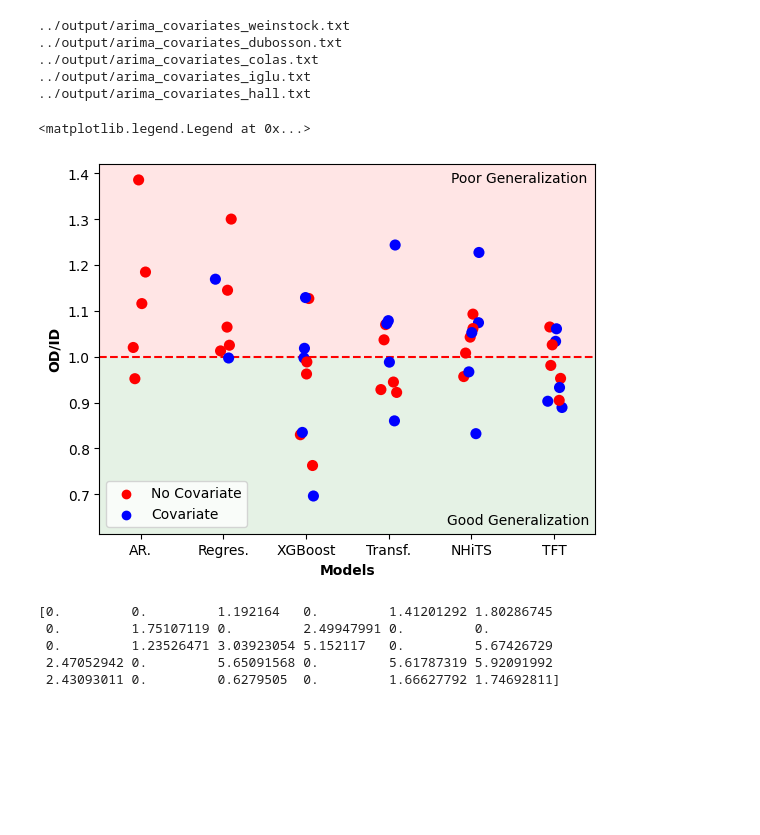
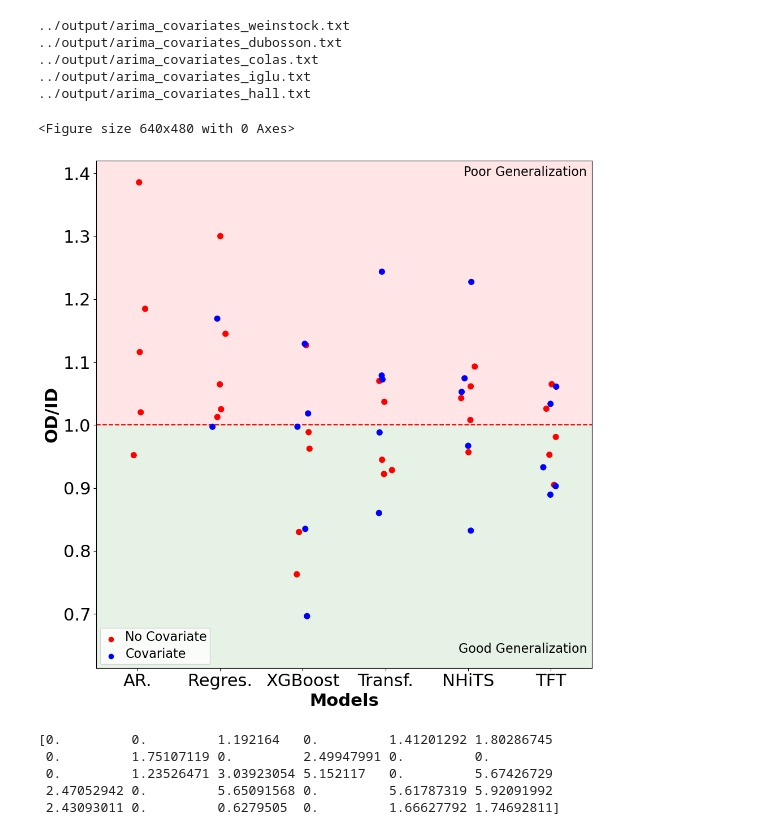
Before and after one commit to IrinaStatsLab/GlucoBench, a Jupyter notebook: presentation/njf-plots.ipynb, the cells around one changed output. Cells and saved outputs as stored; diff of their text form; code cells hidden in the pictures; blank space fills up the shorter version.

Commit message:
Edited plots to be of the same size

```diff
--- a/presentation/njf-plots.ipynb
+++ b/presentation/njf-plots.ipynb
@@ -107,47 +107,57 @@ plt.figure()
 
 # 2. ID compared to OOD - axis along datasets
 ratios = pd.DataFrame()
 
 for model in models:
     od_div_id = []
 
     for dataset in datasets:
         delta_nocov = df_nocov_rmse.filter(items=[model], axis=0)[f"{dataset} OD"]/df_nocov_rmse.filter(items=[model], axis=0)[f"{dataset} ID"]
         delta_cov = df_cov_rmse.filter(items=[model], axis=0)[f"{dataset} OD"]/df_cov_rmse.filter(items=[model], axis=0)[f"{dataset} ID"]
 
         # print(delta_nocov.index)
 
         od_div_id.append((delta_nocov.index.values[0], delta_nocov[0], "No Covariate"))
         od_div_id.append((delta_cov.index.values[0], delta_cov[0], "Covariate"))
 
     ratios = pd.concat([ratios, pd.DataFrame(od_div_id)])
 
 df = ratios.dropna()
 df = df[df[1] < 10]
 df = rename_data(df)
-df
 
-fig = sns.stripplot(
+fig, ax = plt.subplots(figsize=(10, 10))
+sns.stripplot(
     df,
     x=df[0],
     y=1,
     order=["AR.","Regres.","XGBoost","Transf.","NHiTS","TFT"],
     hue=2,
     size=8,
-    palette=["r", "b"]
+    palette=["r", "b"],
+    ax=ax
 )
-fig.axhline(1, color="red", linestyle="--")
-fig.set_ylabel("OD/ID", weight=900)
-fig.set_xlabel("Models", weight=900)
-fig.set_ylim(bottom=None, top=1.42)
-fig.axhspan(1, 1.5, facecolor="red", alpha=0.1)
-fig.axhspan(0, 1, facecolor="green", alpha=0.1)
-fig.text(3.75, 1.38, "Poor Generalization")
-fig.text(3.70, 0.635, "Good Generalization")
-fig.legend(loc="lower left")
+ax.axhline(1, color="red", linestyle="--")
+ax.set_ylabel("OD/ID", weight=900)
+ax.set_xlabel("Models", weight=900)
+ax.set_ylim(bottom=None, top=1.42)
+ax.axhspan(1, 1.5, facecolor="red", alpha=0.1)
+ax.axhspan(0, 1, facecolor="green", alpha=0.1)
+# put text in corners with font size 22
+ax.text(0.99, 0.99, "Poor Generalization", ha='right', va='top', transform=ax.transAxes, fontsize=16)
+ax.text(0.99, 0.05, "Good Generalization", ha='right', va='top', transform=ax.transAxes, fontsize=16)
+ax.legend(loc="lower left")
+# increase font size of all text
+for item in ([ax.xaxis.label, ax.yaxis.label] +
+                ax.get_xticklabels() + ax.get_yticklabels()):
+        item.set_fontsize(22)
+for item in ax.get_legend().get_texts():
+        item.set_fontsize(16)
+plt.tight_layout()
+plt.savefig("./plots/njf/generalization_by_diabetic.pdf")
 # %% [output]
-<matplotlib.legend.Legend at 0x...>
+<Figure size 640x480 with 0 Axes>
-[figure, old version]
+[figure, new version]
 # %%
 # Combine Cov/No Cov Error bars
 error_bars_cov = rename_data(error_bars_cov)
```
Also changed, not shown: 2 other files.
